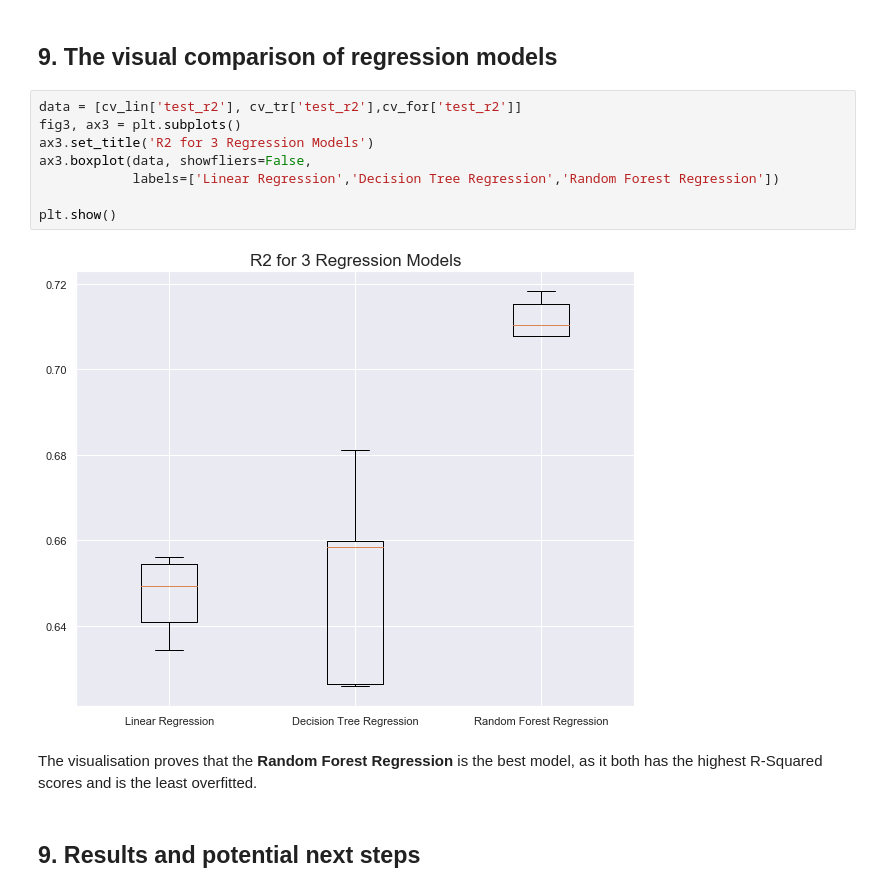
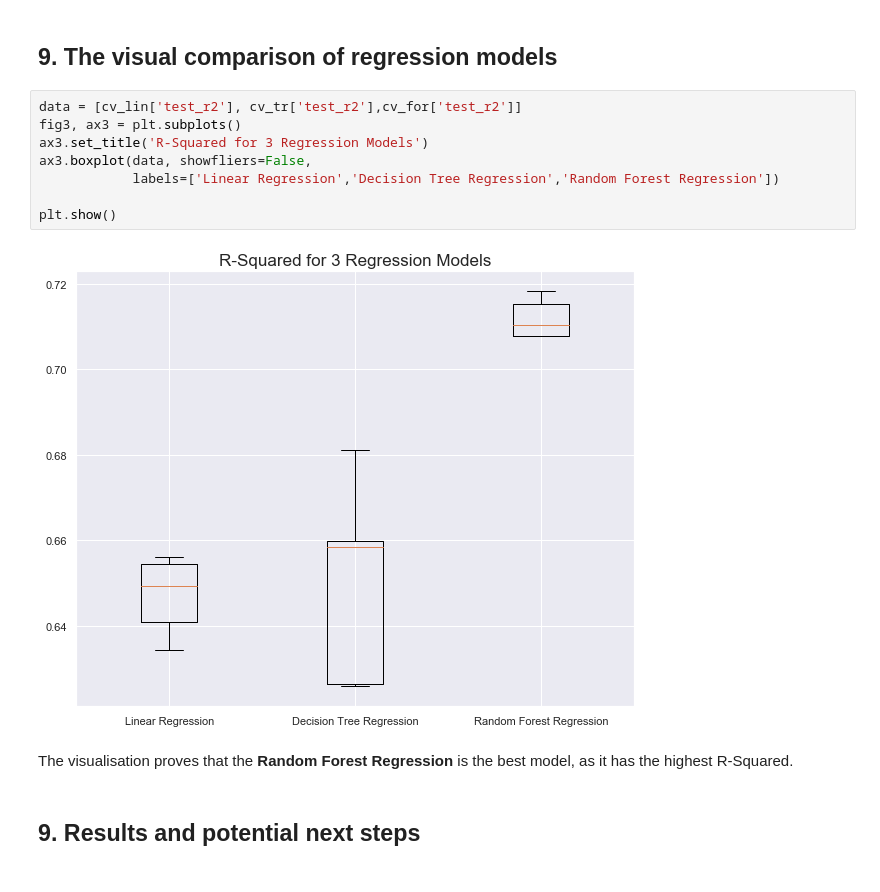
Before and after one commit to joanlenczuk/House-Sales-Prediction-Project, a Jupyter notebook: House Sales in King County Project.ipynb, the cells around one changed output. Cells and saved outputs as stored; diff of their text form.

```diff
--- a/House Sales in King County Project.ipynb
+++ b/House Sales in King County Project.ipynb
@@ -647,15 +666,15 @@ The flaws of Random Forest Regression:
 # %%
 data = [cv_lin['test_r2'], cv_tr['test_r2'],cv_for['test_r2']]
 fig3, ax3 = plt.subplots()
-ax3.set_title('R2 for 3 Regression Models')
+ax3.set_title('R-Squared for 3 Regression Models')
 ax3.boxplot(data, showfliers=False,
             labels=['Linear Regression','Decision Tree Regression','Random Forest Regression'])
 
 plt.show()
 # %% [output]
-[figure, old version]
+[figure, new version]
 # %% [markdown]
-The visualisation proves that the **Random Forest Regression** is the best model, as it both has the highest R-Squared scores and is the least overfitted.
+The visualisation proves that the **Random Forest Regression** is the best model, as it has the highest R-Squared.
 # %% [markdown]
 ## 9. Results and potential next steps
 # %% [markdown]
```
Also changed, not shown: parts of 5 cells of this notebook.
